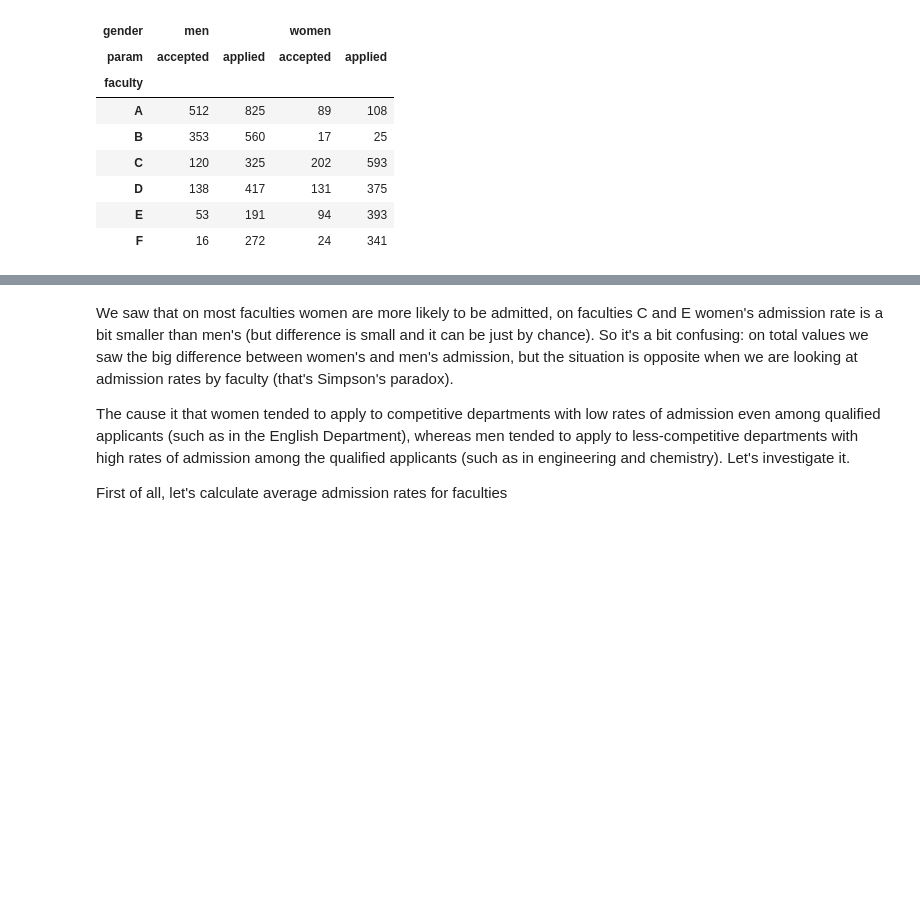
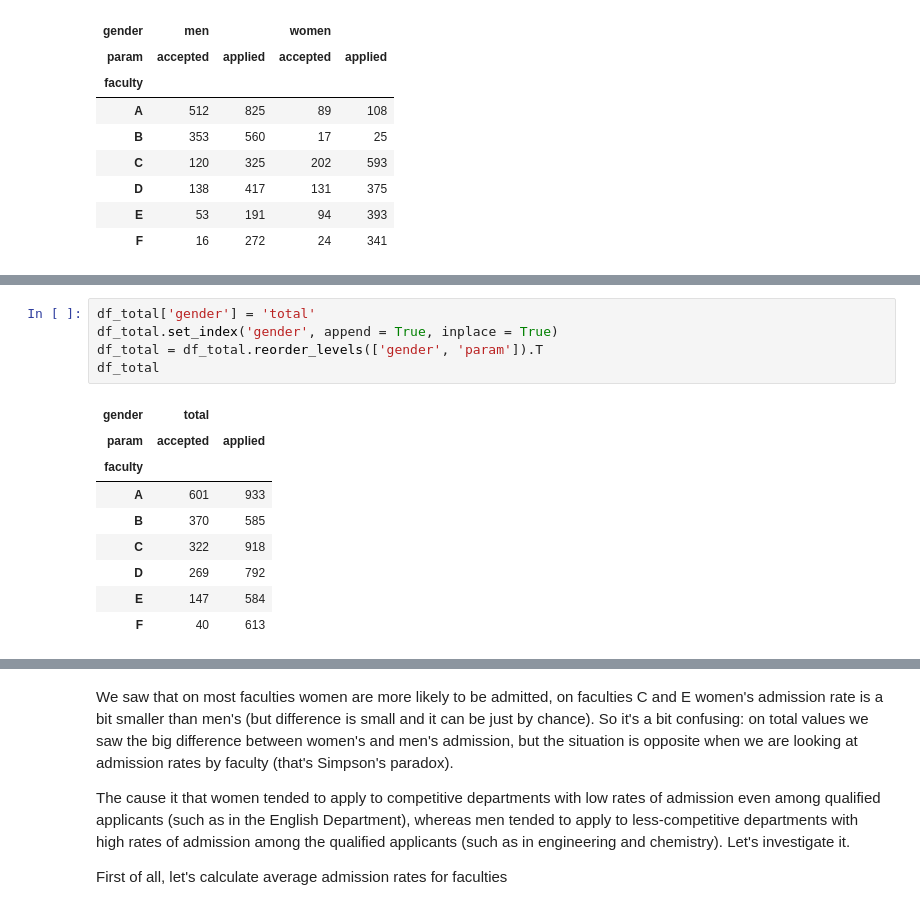
Before and after one commit to feelthelearn/useful_python_code, a Jupyter notebook: Pandas_MultiIndex/multiindex_example.ipynb, the cells around one changed output, grey strips where cells are left out. Cells and saved outputs as stored; diff of their text form; blank space fills up the shorter version.

```diff
--- a/Pandas_MultiIndex/multiindex_example.ipynb
+++ b/Pandas_MultiIndex/multiindex_example.ipynb
@@ -82,0 +97,15 @@ Name: (women, applied), dtype: float64
+# %%
+df_total['gender'] = 'total'
+df_total.set_index('gender', append = True, inplace = True)
+df_total = df_total.reorder_levels(['gender', 'param']).T
+df_total
+# %% [output]
+| gender | total |  |
+| param | accepted | applied |
+| faculty |  |  |
+| A | 601 | 933 |
+| B | 370 | 585 |
+| C | 322 | 918 |
+| D | 269 | 792 |
+| E | 147 | 584 |
+| F | 40 | 613 |
```
Also changed, not shown: parts of 15 cells of this notebook.
